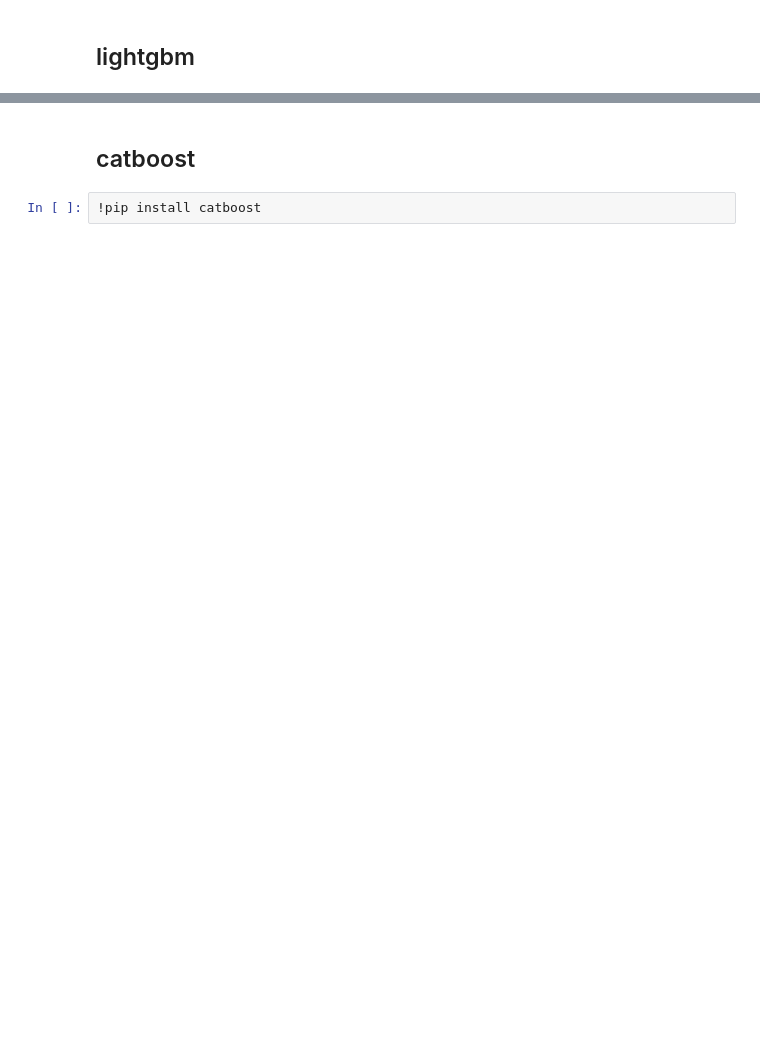
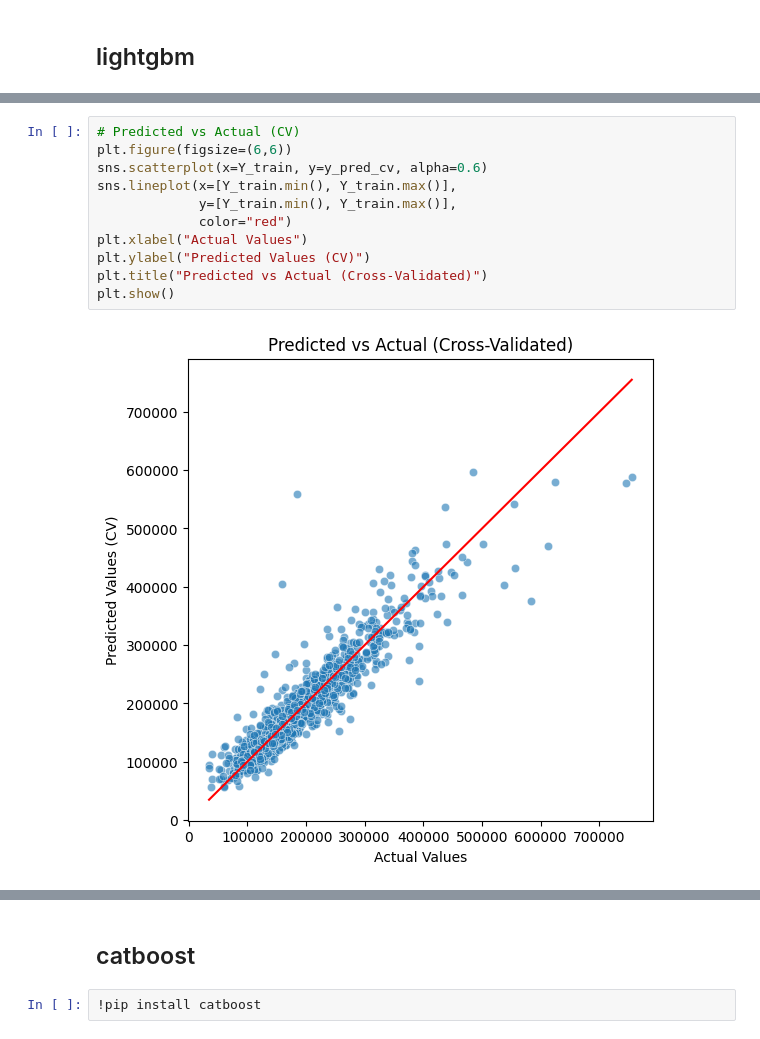
Before and after one commit to Bladys0710/housing-prices-ml-project, a Jupyter notebook: notebooks/02_Modeling_and_Evaluation.ipynb, the cells around one changed output, grey strips where cells are left out. Drawn from its saved outputs; the diff is of its cells as text; blank space fills up the shorter version.

```diff
--- a/notebooks/02_Modeling_and_Evaluation.ipynb
+++ b/notebooks/02_Modeling_and_Evaluation.ipynb
@@ -93,0 +176,13 @@ Min CV R²: 0.647
+# %%
+# Predicted vs Actual (CV)
+plt.figure(figsize=(6,6))
+sns.scatterplot(x=Y_train, y=y_pred_cv, alpha=0.6)
+sns.lineplot(x=[Y_train.min(), Y_train.max()],
+             y=[Y_train.min(), Y_train.max()],
+             color="red")
+plt.xlabel("Actual Values")
+plt.ylabel("Predicted Values (CV)")
+plt.title("Predicted vs Actual (Cross-Validated)")
+plt.show()
+# %% [output]
+[figure, added]
```
Also changed, not shown: parts of 33 cells of this notebook, 2 other files.
